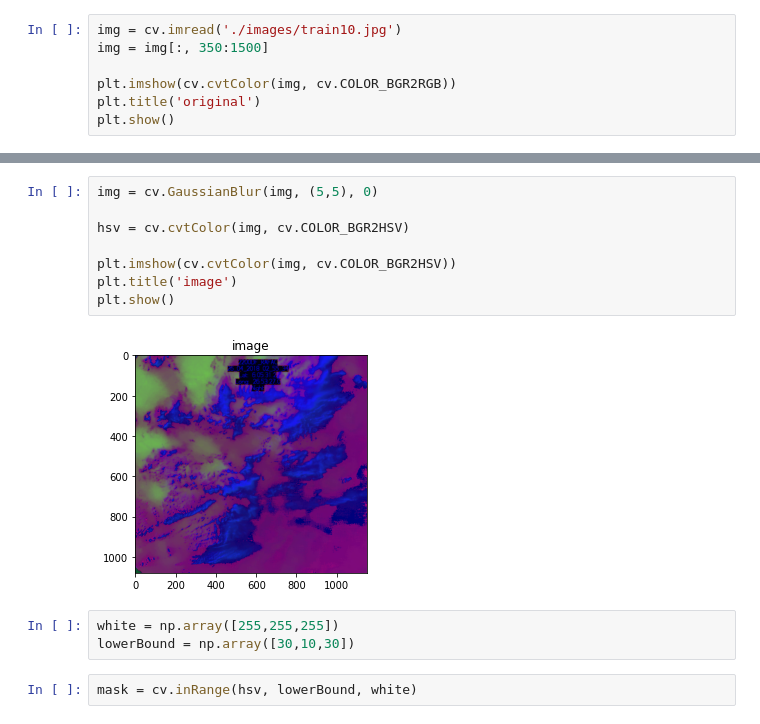
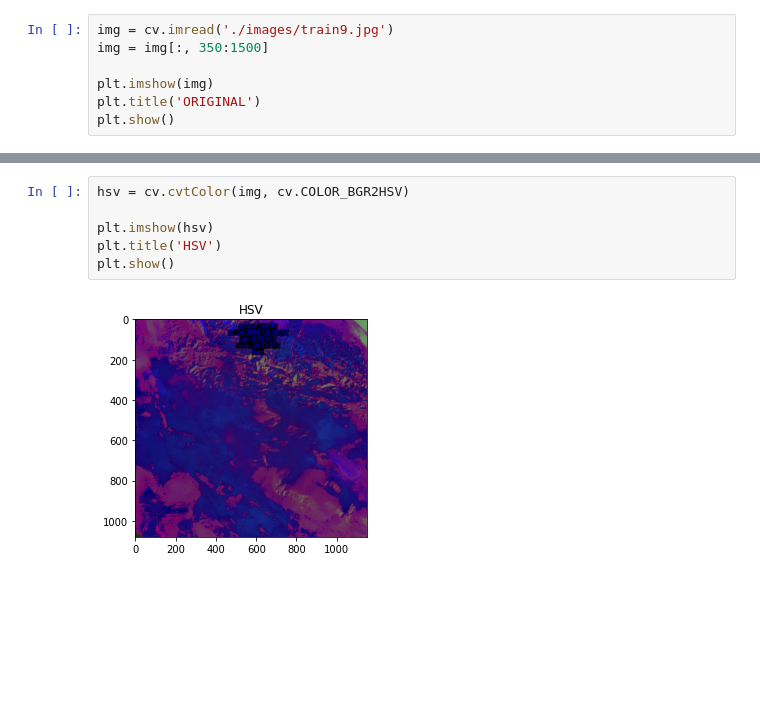
Before and after one commit to CHIP-AstroPi/src, a Jupyter notebook: cloud_recon/Cloud_Recon.ipynb, the cells around one changed output, grey strips where cells are left out. Cells and saved outputs as stored; diff of their text form; blank space fills up the shorter version.

```diff
--- a/cloud_recon/Cloud_Recon.ipynb
+++ b/cloud_recon/Cloud_Recon.ipynb
@@ -5,8 +6,8 @@ import cv2 as cv
 # %%
-img = cv.imread('./images/train10.jpg')
+img = cv.imread('./images/train9.jpg')
 img = img[:, 350:1500]
 
-plt.imshow(cv.cvtColor(img, cv.COLOR_BGR2RGB))
-plt.title('original')
+plt.imshow(img)
+plt.title('ORIGINAL')
 plt.show()
 # %% [output]
@@ -14,15 +23,8 @@ plt.show()
 # %%
-img = cv.GaussianBlur(img, (5,5), 0)
-
 hsv = cv.cvtColor(img, cv.COLOR_BGR2HSV)
 
-plt.imshow(cv.cvtColor(img, cv.COLOR_BGR2HSV))
-plt.title('image')
+plt.imshow(hsv)
+plt.title('HSV')
 plt.show()
 # %% [output]
-[figure, old version]
+[figure, new version]
-# %%
-white = np.array([255,255,255])
-lowerBound = np.array([30,10,30])
-# %%
-mask = cv.inRange(hsv, lowerBound, white)
```
Also changed, not shown: parts of 6 cells of this notebook, 2 other files.
